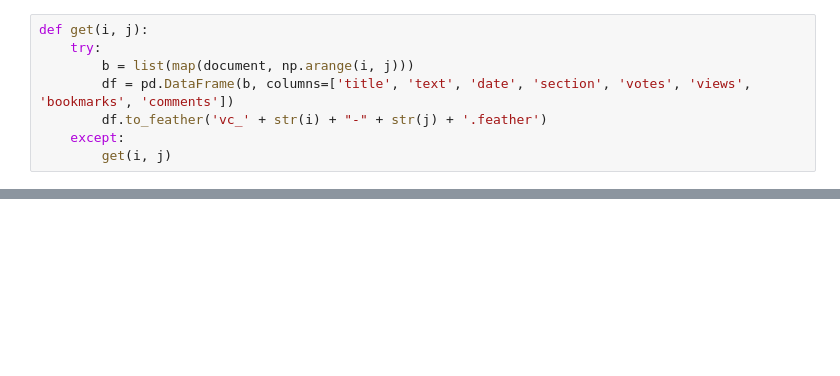
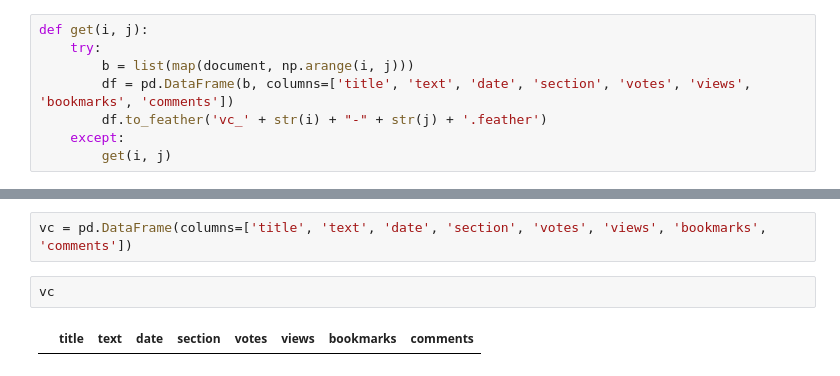
Before and after one commit to DimitryMo/NRD, a Jupyter notebook: vc наверное рабочий.ipynb, the cells around one changed output, grey strips where cells are left out. Cells and saved outputs as stored; diff of their text form; blank space fills up the shorter version.

```diff
--- a/vc наверное рабочий.ipynb
+++ b/vc наверное рабочий.ipynb
@@ -170,0 +186,6 @@ files.download('vcru.csv')
+# %%
+vc = pd.DataFrame(columns=['title', 'text', 'date', 'section', 'votes', 'views', 'bookmarks', 'comments'])
+# %%
+vc
+# %% [output]
+|  | title | text | date | section | votes | views | bookmarks | comments |
```
Also changed, not shown: parts of 21 cells of this notebook.
